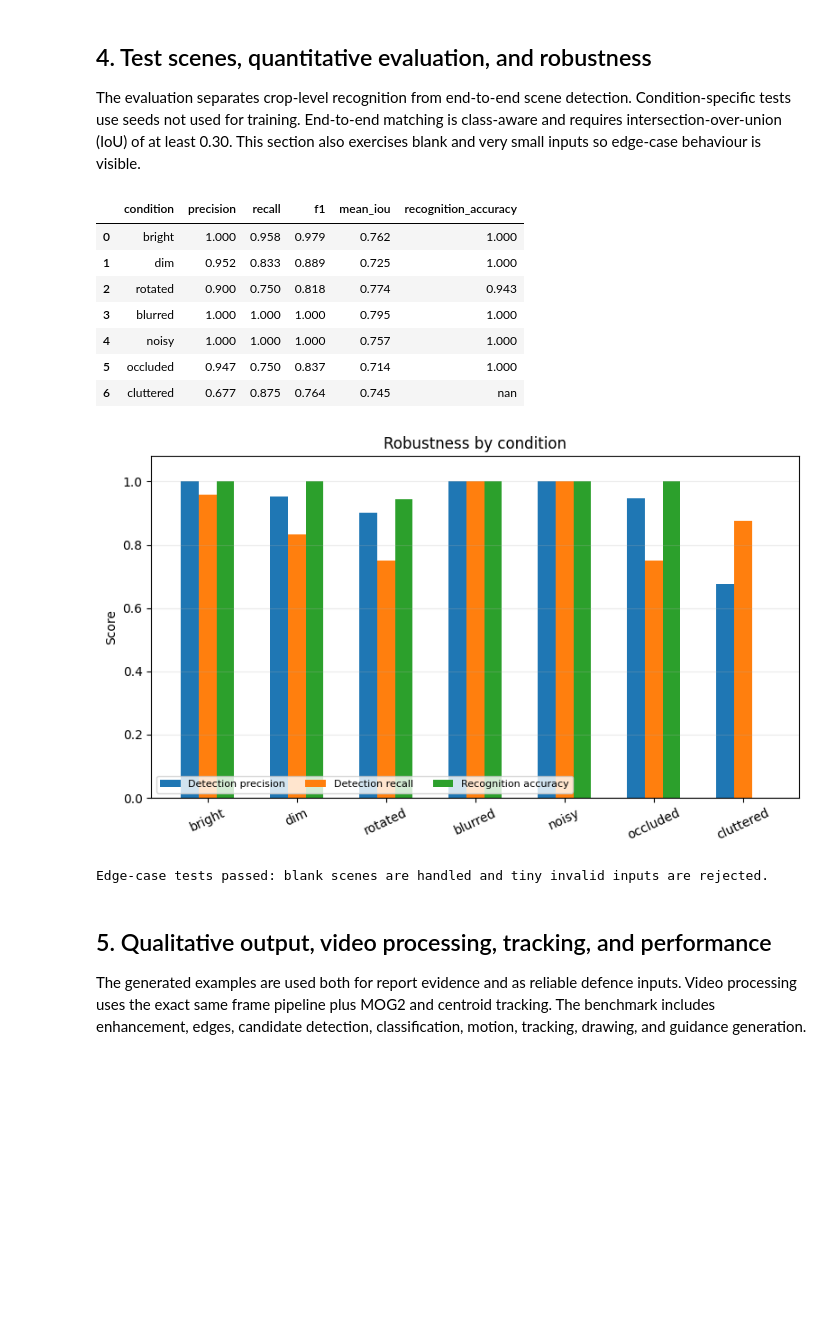
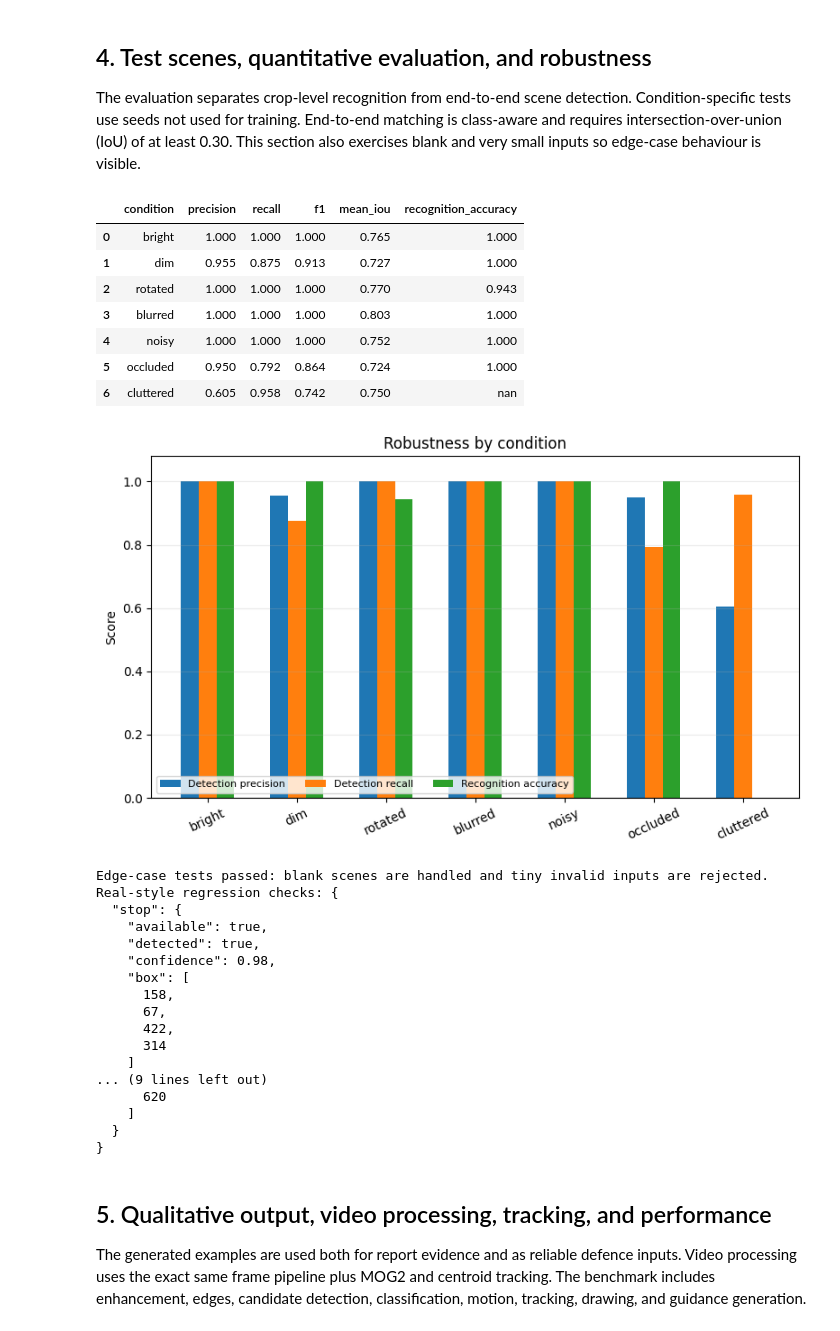
Before and after one commit to NXRJ/CSIT435-Project, a Jupyter notebook: CSCI435_Project.ipynb, the cells around one changed output. Drawn from its saved outputs; the diff is of its cells as text; code cells hidden in the pictures; blank space fills up the shorter version.

Commit message:
Improve detection robustness and add object experiment

```diff
--- a/CSCI435_Project.ipynb
+++ b/CSCI435_Project.ipynb
@@ -709,42 +779,82 @@ robustness = detection_robustness.merge(recognition_robustness, on="condition",
 robustness.to_csv(ARTIFACTS / "robustness_results.csv", index=False)
 display(robustness.style.format({column: "{:.3f}" for column in robustness.columns if column != "condition"}))
 
 fig, ax = plt.subplots(figsize=(8, 4.8))
 x_positions = np.arange(len(robustness))
 ax.bar(x_positions - 0.2, robustness["precision"], width=0.2, label="Detection precision")
 ax.bar(x_positions, robustness["recall"], width=0.2, label="Detection recall")
 ax.bar(x_positions + 0.2, robustness["recognition_accuracy"].fillna(0), width=0.2, label="Recognition accuracy")
 ax.set_xticks(x_positions, robustness["condition"], rotation=25)
 ax.set_ylim(0, 1.08)
 ax.set_ylabel("Score")
 ax.set_title("Robustness by condition")
 ax.grid(axis="y", alpha=0.25)
 ax.legend(loc="lower left", ncol=3, fontsize=8)
 fig.tight_layout()
 fig.savefig(ARTIFACTS / "robustness_chart.png", dpi=180, bbox_inches="tight")
 plt.show()
 
 # Explicit edge-case checks.
 blank = np.full((240, 320, 3), 120, np.uint8)
 blank_result = SYSTEM.process_frame(blank)
 assert len(blank_result.detections) == 0
 try:
     SYSTEM.process_frame(np.zeros((12, 12, 3), np.uint8))
     raise AssertionError("Tiny input should be rejected")
 except ValueError:
     pass
 print("Edge-case tests passed: blank scenes are handled and tiny invalid inputs are rejected.")
+
+# Real-style regression inputs supplied during UI testing. These are deliberately
+# separate from model training and verify the colour/shape fusion domain fallback.
+real_style_results = {}
+for expected_label, filename in {
+    "stop": "user_stop_sign.png",
+    "safe": "user_safe_marker.png",
+}.items():
+    path = ARTIFACTS / "real_style_tests" / filename
+    if not path.exists():
+        real_style_results[expected_label] = {"available": False, "detected": False}
+        continue
+    image = cv2.imread(str(path))
+    result = SYSTEM.process_frame(image)
+    match = next((detection for detection in result.detections if detection.label == expected_label), None)
+    assert match is not None, f"Real-style {expected_label} regression image was not detected."
+    cv2.imwrite(str(ARTIFACTS / "real_style_tests" / f"{expected_label}_annotated.png"), result.annotated)
+    real_style_results[expected_label] = {
+        "available": True,
+        "detected": True,
+        "confidence": match.confidence,
+        "box": list(match.box),
+    }
+print("Real-style regression checks:", json.dumps(real_style_results, indent=2))
 # %% [output]
 |  | condition | precision | recall | f1 | mean_iou | recognition_accuracy |
-| 0 | bright | 1.000 | 0.958 | 0.979 | 0.762 | 1.000 |
-| 1 | dim | 0.952 | 0.833 | 0.889 | 0.725 | 1.000 |
-| 2 | rotated | 0.900 | 0.750 | 0.818 | 0.774 | 0.943 |
-| 3 | blurred | 1.000 | 1.000 | 1.000 | 0.795 | 1.000 |
-| 4 | noisy | 1.000 | 1.000 | 1.000 | 0.757 | 1.000 |
-| 5 | occluded | 0.947 | 0.750 | 0.837 | 0.714 | 1.000 |
-| 6 | cluttered | 0.677 | 0.875 | 0.764 | 0.745 | nan |
+| 0 | bright | 1.000 | 1.000 | 1.000 | 0.765 | 1.000 |
+| 1 | dim | 0.955 | 0.875 | 0.913 | 0.727 | 1.000 |
+| 2 | rotated | 1.000 | 1.000 | 1.000 | 0.770 | 0.943 |
+| 3 | blurred | 1.000 | 1.000 | 1.000 | 0.803 | 1.000 |
+| 4 | noisy | 1.000 | 1.000 | 1.000 | 0.752 | 1.000 |
+| 5 | occluded | 0.950 | 0.792 | 0.864 | 0.724 | 1.000 |
+| 6 | cluttered | 0.605 | 0.958 | 0.742 | 0.750 | nan |
-[figure, old version]
+[figure, new version]
 Edge-case tests passed: blank scenes are handled and tiny invalid inputs are rejected.
+Real-style regression checks: {
+  "stop": {
+    "available": true,
+    "detected": true,
+    "confidence": 0.98,
+    "box": [
+      158,
+      67,
+      422,
+      314
+    ]
+... (9 lines left out)
+      620
+    ]
+  }
+}
 # %% [markdown]
 ## 5. Qualitative output, video processing, tracking, and performance
 
```
Also changed, not shown: parts of 4 cells of this notebook, 34 other files.
